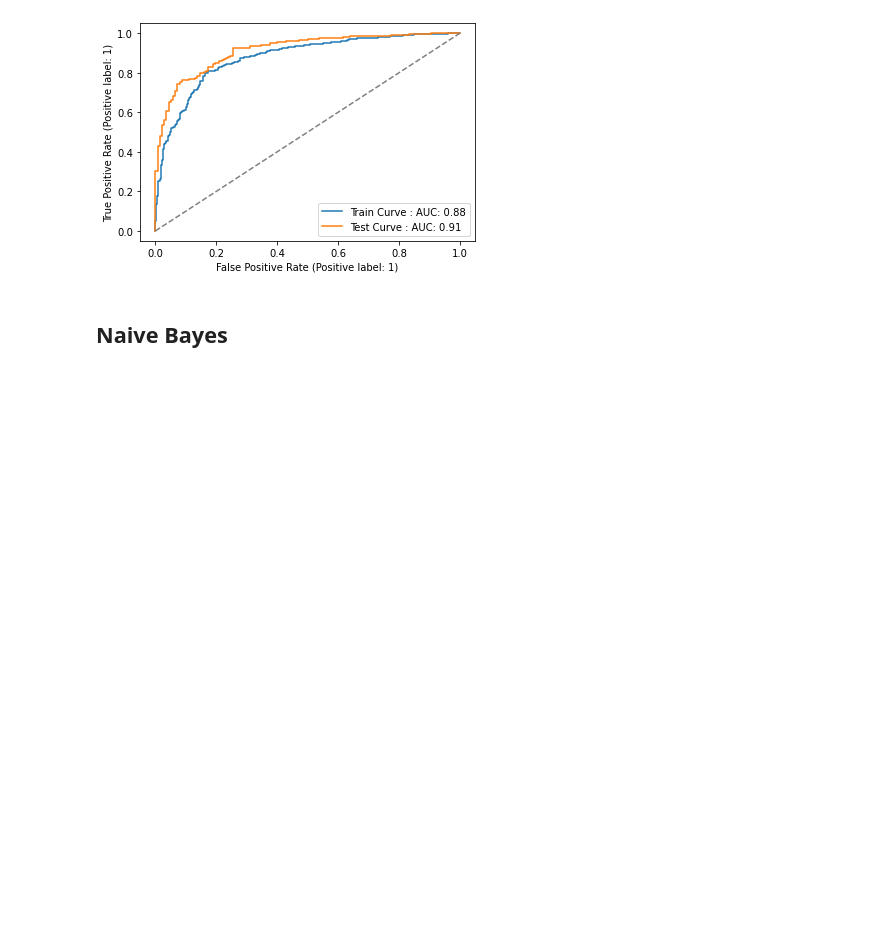
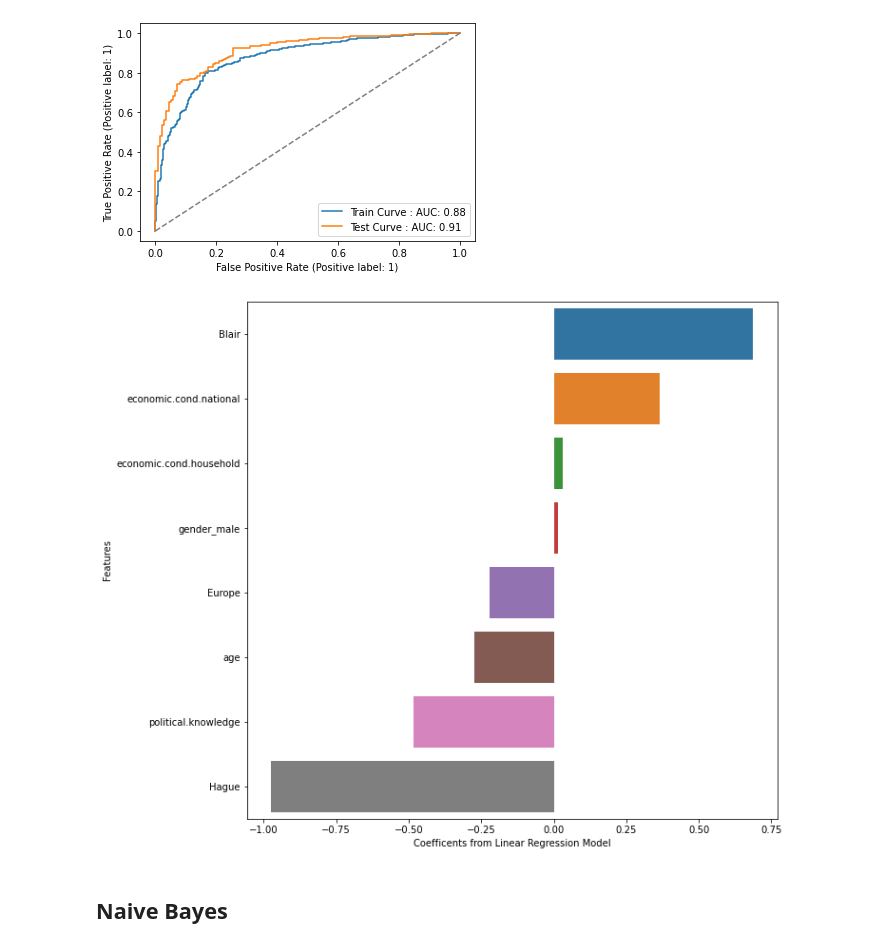
Before and after one commit to sainadh6414/datascience, a Jupyter notebook: _6_machine_learning/project/Notebook.ipynb, the cells around one changed output. Saved outputs shown, nothing was run; the diff lists cells and outputs as text; code cells hidden in the pictures; blank space fills up the shorter version.

```diff
--- a/_6_machine_learning/project/Notebook.ipynb
+++ b/_6_machine_learning/project/Notebook.ipynb
@@ -492,6 +554,19 @@ plot_roc_curve(model, X_test, y_test, ax=ax,
 plt.plot([0,1],[0,1], linestyle='--', color = 'grey');
 # %% [output]
 [figure]
+# %%
+coef_df = pd.DataFrame({'columns': X_train.columns, 'coef': model.coef_[0]})
+
+sorted_coef_values = coef_df.sort_values('coef', ascending=False)
+
+
+plt.figure(figsize=(10,10))
+sns.barplot(x='coef', y='columns', data=sorted_coef_values)
+plt.xlabel('Coefficents from Linear Regression Model')
+plt.ylabel('Features')
+plt.show()
+# %% [output]
+[figure, added]
 # %% [markdown]
 ## Naive Bayes
 # %%
```
Also changed, not shown: parts of 111 cells of this notebook, 4 other files.
